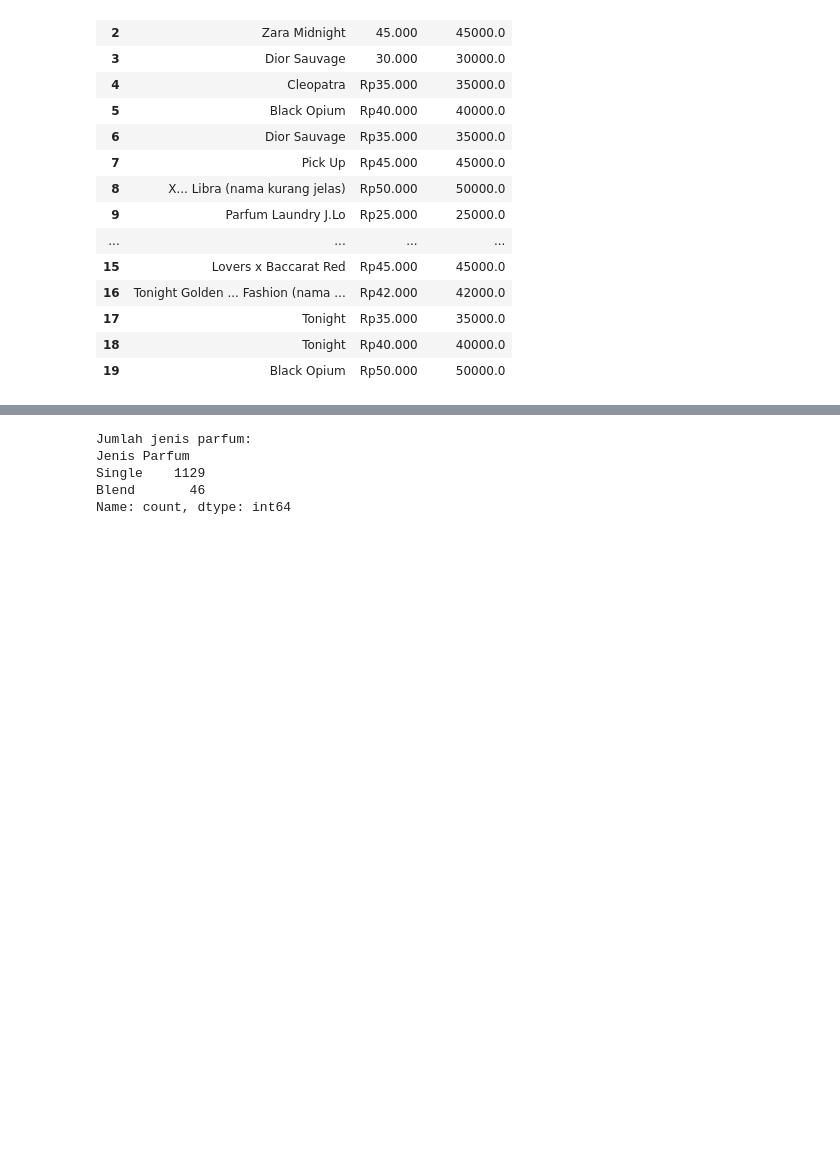
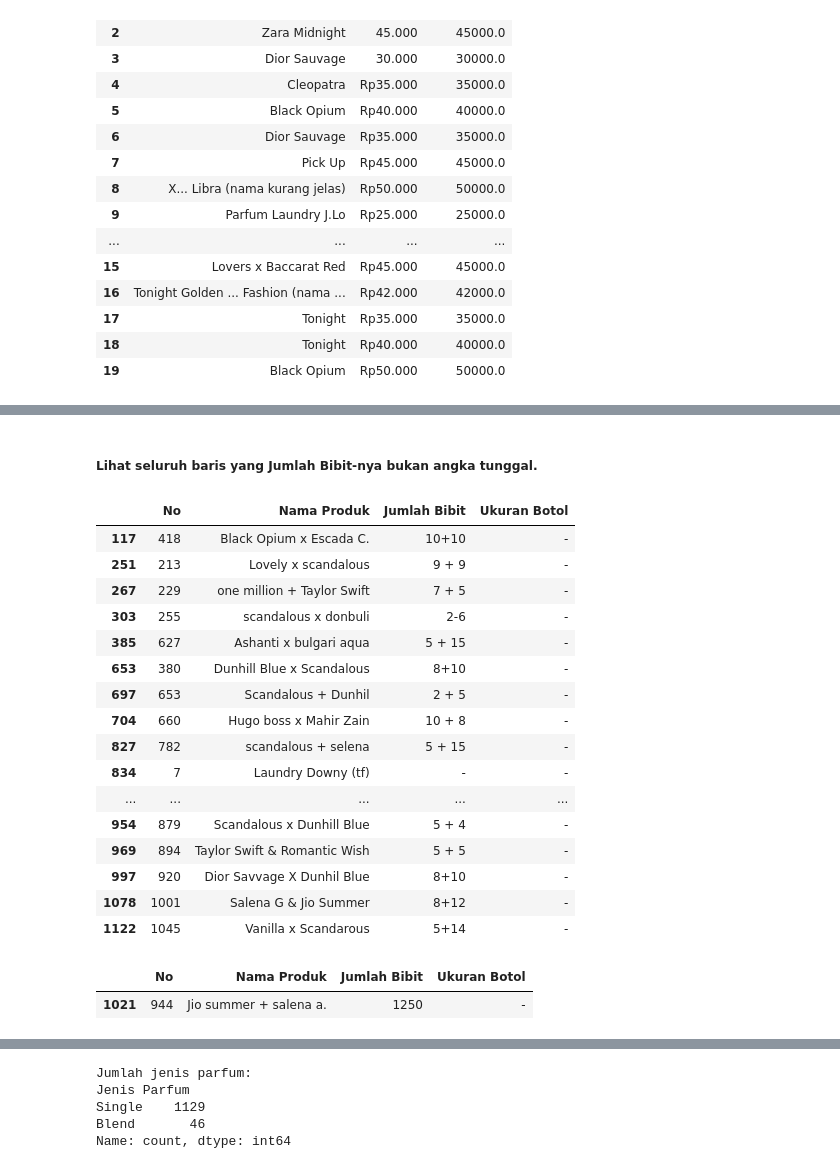
Before and after one commit to kyandap/UAS-Prak-Data-Mining-Parfum, a Jupyter notebook: Project-UAS.ipynb, the cells around one changed output, grey strips where cells are left out. Saved outputs shown, nothing was run; the diff lists cells and outputs as text; code cells hidden in the pictures; blank space fills up the shorter version.

Commit message:
perbarui ukuran botol

```diff
--- a/Project-UAS.ipynb
+++ b/Project-UAS.ipynb
@@ -831,0 +938,38 @@ Harga tidak valid: 0
+# %% [markdown]
+##### Lihat seluruh baris yang Jumlah Bibit-nya bukan angka tunggal.
+# %%
+data_strip = df[df['Ukuran Botol'] == '-'].copy()
+
+# Mengambil nilai Jumlah Bibit yang bukan angka tunggal
+mask = ~data_strip['Jumlah Bibit'].astype(str).str.strip().str.fullmatch(r'\d+')
+
+display(
+    data_strip.loc[mask, ['No', 'Nama Produk', 'Jumlah Bibit', 'Ukuran Botol']]
+)
+# %% [output]
+|  | No | Nama Produk | Jumlah Bibit | Ukuran Botol |
+| 117 | 418 | Black Opium x Escada C. | 10+10 | - |
+| 251 | 213 | Lovely x scandalous | 9 + 9 | - |
+| 267 | 229 | one million + Taylor Swift | 7 + 5 | - |
+| 303 | 255 | scandalous x donbuli | 2-6 | - |
+| 385 | 627 | Ashanti x bulgari aqua | 5 + 15 | - |
+| 653 | 380 | Dunhill Blue x Scandalous | 8+10 | - |
+| 697 | 653 | Scandalous + Dunhil | 2 + 5 | - |
+| 704 | 660 | Hugo boss x Mahir Zain | 10 + 8 | - |
+| 827 | 782 | scandalous + selena | 5 + 15 | - |
+| 834 | 7 | Laundry Downy (tf) | - | - |
+| ... | ... | ... | ... | ... |
+| 954 | 879 | Scandalous x Dunhill Blue | 5 + 4 | - |
+| 969 | 894 | Taylor Swift & Romantic Wish | 5 + 5 | - |
+| 997 | 920 | Dior Savvage X Dunhil Blue | 8+10 | - |
+| 1078 | 1001 | Salena G & Jio Summer | 8+12 | - |
+| 1122 | 1045 | Vanilla x Scandarous | 5+14 | - |
+# %%
+display(
+    df[df['Jumlah Bibit'].astype(str).str.strip() == '1250'][
+        ['No', 'Nama Produk', 'Jumlah Bibit', 'Ukuran Botol']
+    ]
+)
+# %% [output]
+|  | No | Nama Produk | Jumlah Bibit | Ukuran Botol |
+| 1021 | 944 | Jio summer + salena a. | 1250 | - |
```
Also changed, not shown: parts of 27 cells of this notebook.
